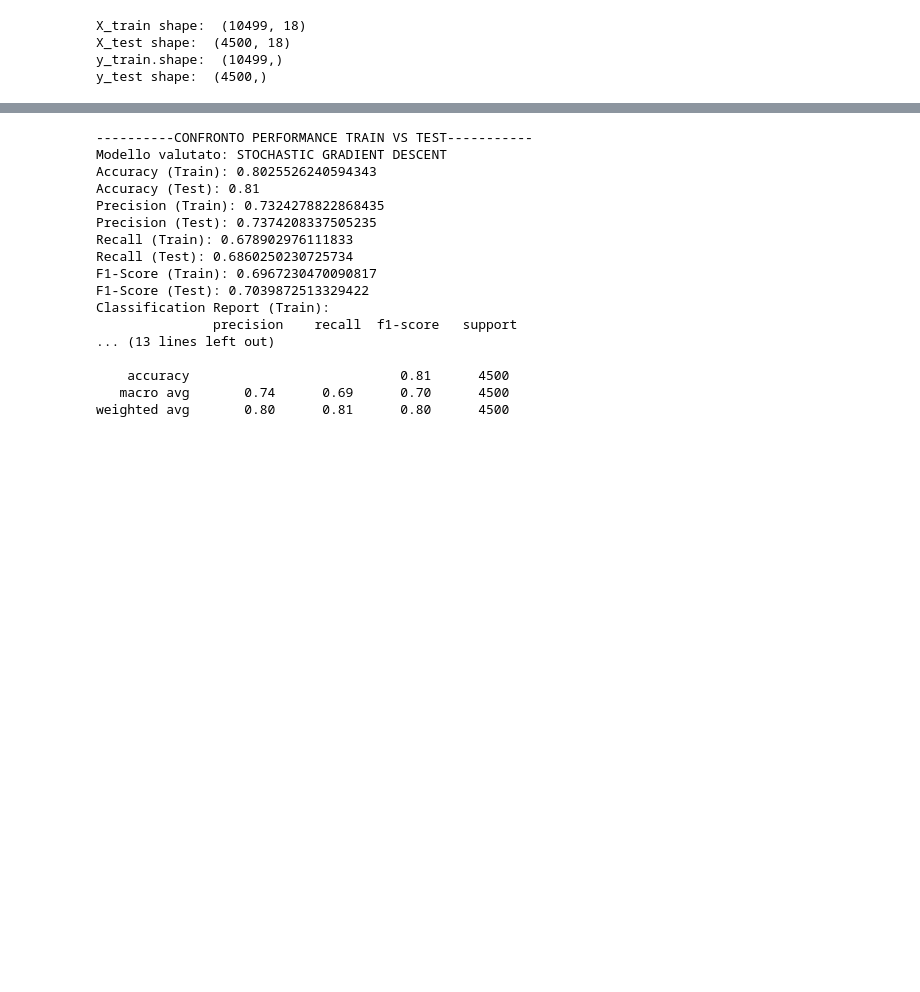
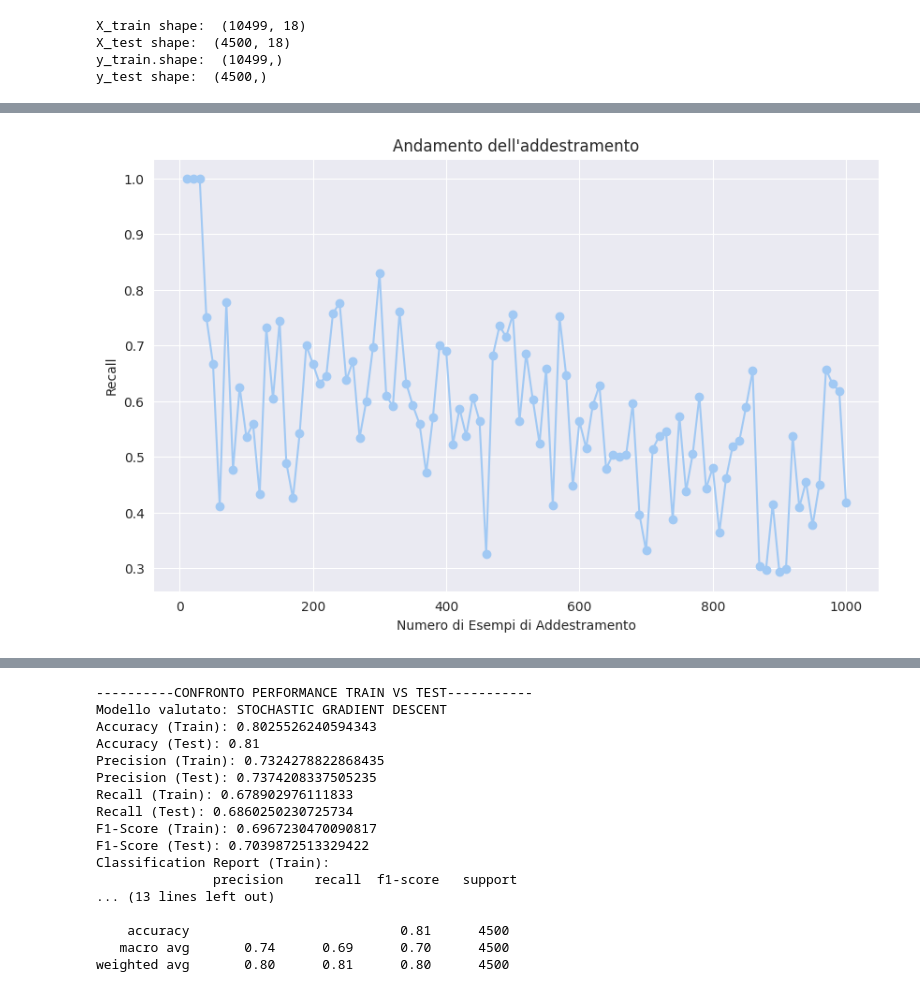
Before and after one commit to kozen88/ProgettoIcon2023, a Jupyter notebook: Cost_sensitive_learning_WORK.ipynb, the cells around one changed output, grey strips where cells are left out. Saved outputs shown, nothing was run; the diff lists cells and outputs as text; code cells hidden in the pictures; blank space fills up the shorter version.

```diff
--- a/Cost_sensitive_learning_WORK.ipynb
+++ b/Cost_sensitive_learning_WORK.ipynb
@@ -146,3 +170,29 @@ def plot_confusion_matrix(y_true, y_pred, title='Confusion Matrix', fontsize=22,
+# %%
+# Questa funzionne come la precedente va a verificare l'apprendimento plottando la curva di apprendimento ma ristretta ad un numero limitato
+# di esempi e con un passo di valutazione più stretto
+def train_and_plot_limited_data(model, X_train, y_train, metric_func, metric_label, max_samples=1000, step_size=10):
+    num_examples = []
+    metric_values = []
+
+    for num_samples in range(step_size, max_samples + 1, step_size):
+        num_samples = min(num_samples, max_samples)  # Limita il numero di esempi a max_samples se supera questo valore
+        # Addestra il modello sui primi num_samples esempi
+        model.fit(X_train[:num_samples], y_train[:num_samples])
+
+        # Calcola la metrica specificata sul set di addestramento
+        metric = metric_func(y_train[:num_samples], model.predict(X_train[:num_samples]))
+
+        num_examples.append(num_samples)
+        metric_values.append(metric)
+
+    # Traccia il grafico dell'andamento dell'addestramento
+    plt.figure(figsize=(10, 6))
+    plt.plot(num_examples, metric_values, marker='o')
+    plt.title('Andamento dell\'addestramento')
+    plt.xlabel('Numero di Esempi di Addestramento')
+    plt.ylabel(metric_label)
+    plt.grid(True)
+    plt.show()
 # %% [markdown]
 - Preparazione feature di input e feature di output e divisione tramite hold-out
 # %%
@@ -165,0 +231,4 @@ y_test shape:  (4500,)
+# %%
+train_and_plot_limited_data(SGDClassifier(random_state=30), X_train, y_train, recall_score, "Recall", max_samples=1000)
+# %% [output]
+[figure, added]
```
Also changed, not shown: parts of 37 cells of this notebook.
